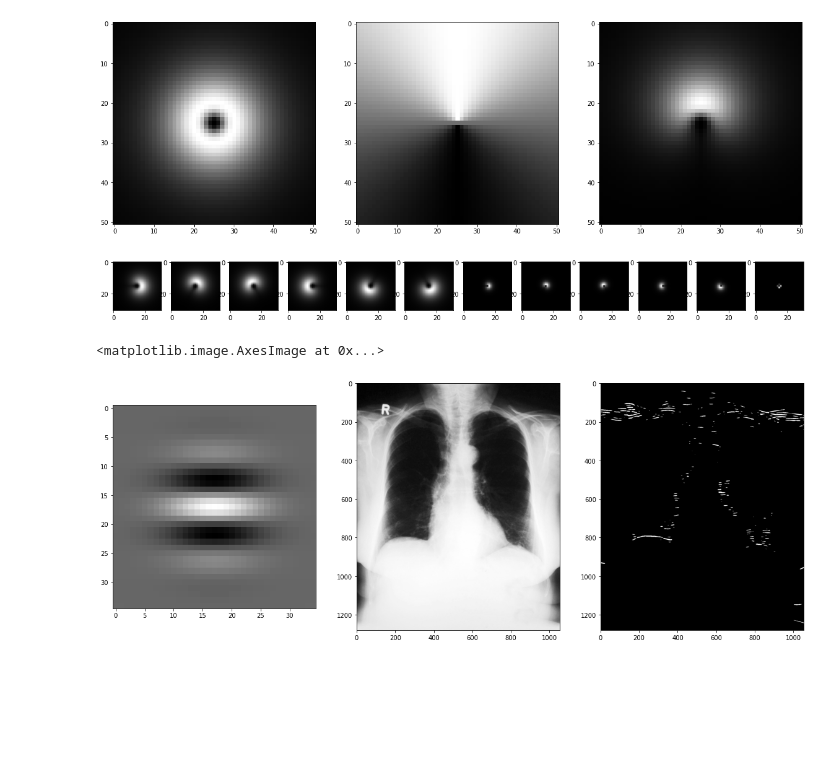
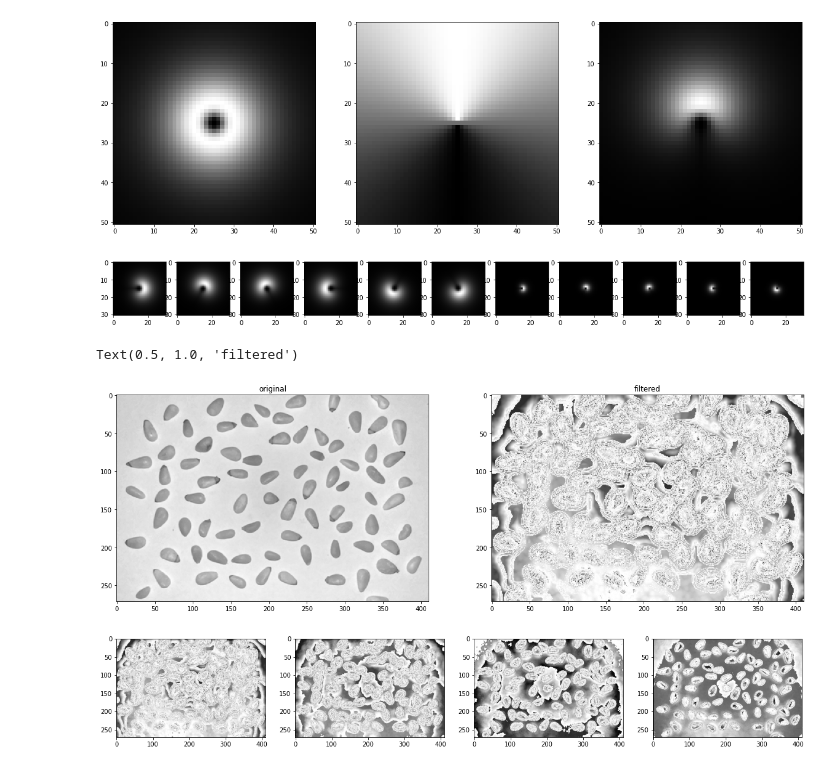
Before and after one commit to tniyer2/ImageProcessing_Project02, a Jupyter notebook: log-gabor.ipynb, the cells around one changed output. Saved outputs shown, nothing was run; the diff lists cells and outputs as text; code cells hidden in the pictures; blank space fills up the shorter version.

```diff
--- a/log-gabor.ipynb
+++ b/log-gabor.ipynb
@@ -47,13 +51,14 @@ def fft_convolve(im1, im2):
 # %%
 def create_log_gabor_x_y(size):
     '''
-    Creates the x and y parts of the log gabor filter
+    Creates the x and y grids of the log gabor filter
+    these grids are used to create the gaussian aspect
 
     Arguments:
-        size        size (width and height) of the kernel
+        size    width and height of the kernel. must be an integer equal or greater than 3 and odd.
 
     Returns:
-        the x and y parts
+        the x and y grids
     '''
 
     if size < 3 or size % 2 == 0 or (not isinstance(size, int)):
@@ -104,10 +107,10 @@ def create_log_gabor_angular_component(x, y, angle, theta_sigma):
     a 2D numpy image with the shape (size, size) representing the angular component of a log-gabor filter
 
     Arguments:
-        x
-        y
-        angle
-        theta_sigma
+        x           the x grid
+        y           the y grid
+        angle       angle in radians for the orientation of the angular component
+        theta_sigma the standard deviation
 
     Returns:
         an image representing the angular component of a Log-Gabor filter
@@ -166,16 +170,25 @@ pass
 # %% [output]
 [figure]
 # %%
-#  sigmaOnf  .85   mult 1.3
-#  sigmaOnf  .75   mult 1.6     (bandwidth ~1 octave)
-#  sigmaOnf  .65   mult 2.1
-#  sigmaOnf  .55   mult 3       (bandwidth ~2 octaves)
+def create_log_gabor_filter_bank(size, min_wave_length=10, sigma=0.55, scaling_factor=3, num_scales=3, num_orientations=6, theta_sigma=1.5):
+    """
+    Creates a filter bank of Log-Gabor kernels that vary based on frequency and orientation.
+    This filter bank can be used to capture all of the features in an image.
 
-def create_log_gabor_filter_bank(size, min_wave_length=10, sigma=0.55, scaling_factor=3, num_scales=5, num_orientations=6, theta_sigma=1.5):
+    Arguments:
+        size            size (width and height) of the kernel
+        min_wave_length determines the minimum frequency of the kernel
+        sigma           controls the bandwith of the filter
+        scaling_factor  how much the wave_length is scaled every time to get a new wavelength
+        num_scales      the number of times to repeatedly scale the minimum frequency
+        num_orientations the number of directions that should be used for the angular component
+        theta_sigma     the standard deviation
+
+    Returns:
+        a Log-Gabor kernel
+    """
     if min_wave_length < 3:
         raise ValueError('min_wave_length must at least be 3. It is: ' + str(min_wave_length))
-
-    # max_wavelength = min_wave_length * (scaling ** (num_scales - 1))
 
     x, y = create_log_gabor_x_y(size)
 
@@ -199,17 +212,16 @@ def create_log_gabor_filter_bank(size, min_wave_length=10, sigma=0.55, scaling_f
             filter_bank.append(rc * ac)
     return filter_bank
 # %%
-
-random_filter_values = [0, 1, 2, 3, 4, 5, 6, 7, 8, 9, 10, 29]
+random_filter_values = [0, 1, 2, 3, 4, 5, 6, 7, 8, 9, 10]
 
 filter_bank = create_log_gabor_filter_bank(31)
 
 plt.figure(figsize=(20, 20))
 
 for i, filter_value in enumerate(random_filter_values):
     plt.subplot(1, len(random_filter_values), i+1)
     plt.imshow(filter_bank[filter_value])
 # %% [output]
-[figure, old version]
+[figure, new version]
 # %%
 def apply_filter_bank(im, filter_bank):
@@ -218,22 +241,33 @@ def apply_filter_bank(im, filter_bank):
         accumulation = np.maximum(accumulation, ndi.convolve(im, k))
     return accumulation
 # %%
-im = io.imread('ImageProcessingF2021/images/xray.png')
+im = io.imread('ImageProcessingF2021/images/pinenuts.png')
 
-k = filters.gabor_kernel(0.1, 2 * math.pi * (24 / 32)).real
+filter_bank = create_log_gabor_filter_bank(31)
+filtered_im = apply_filter_bank(im, filter_bank)
 
 plt.figure(figsize=(20, 20))
 
-num_cols = 3
+plt.subplot(1, 2, 1)
+plt.imshow(im)
+plt.title('original')
 
-plt.subplot(1, num_cols, 1)
-plt.imshow(k)
-
-plt.subplot(1, num_cols, 2)
-plt.imshow(im)
-
-plt.subplot(1, num_cols, 3)
-plt.imshow(ndi.convolve(im, k))
+plt.subplot(1, 2, 2)
+plt.imshow(filtered_im)
+plt.title('filtered')
 # %% [output]
-<matplotlib.image.AxesImage at 0x...>
+Text(0.5, 1.0, 'filtered')
-[figure, old version]
+[figure, new version]
+# %%
+# Using different Sigma Values
+
+plt.figure(figsize=(20, 20))
+
+arr = [0.55, 0.65, 0.75, 0.85]
+for i, value in enumerate(arr):
+    plt.subplot(1, len(arr), i+1)
+    filter_bank = create_log_gabor_filter_bank(31, sigma=value)
+    filtered_im = apply_filter_bank(im, filter_bank)
+    plt.imshow(filtered_im)
+# %% [output]
+[figure, added]
```
Also changed, not shown: parts of 9 cells of this notebook.
